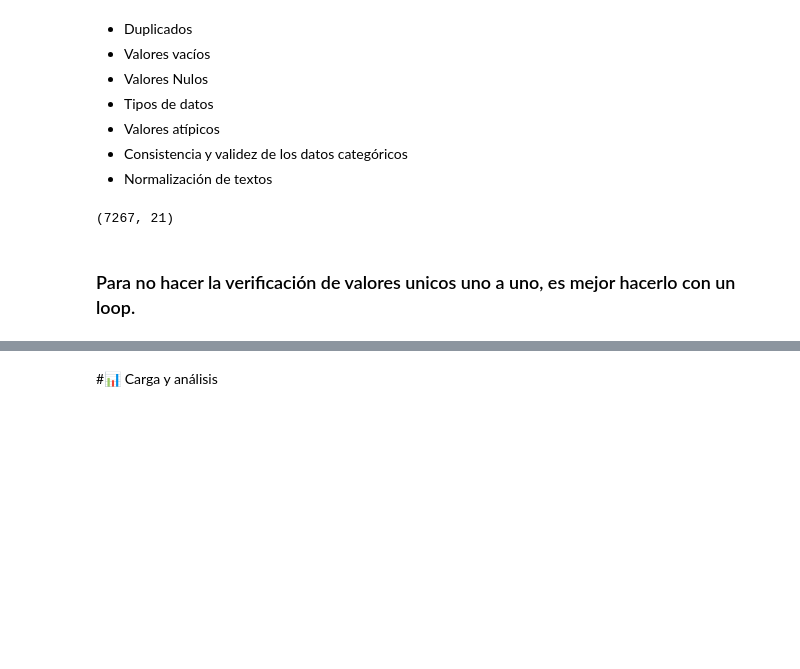
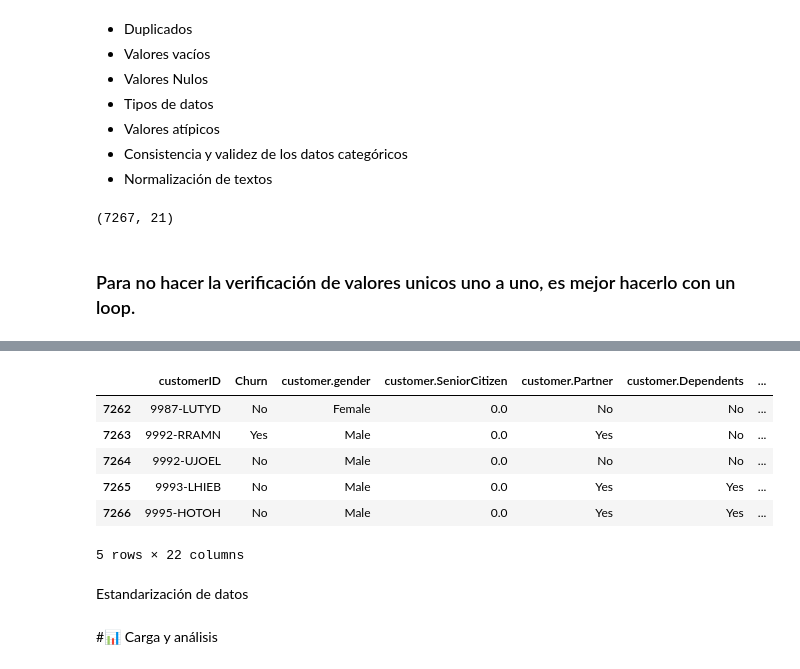
Before and after one commit to AngieNaranjoD/TelecomX_Alura, a Jupyter notebook: TelecomX_LATAM.ipynb, the cells around one changed output, grey strips where cells are left out. Drawn from its saved outputs; the diff is of its cells as text; code cells hidden in the pictures; blank space fills up the shorter version.

```diff
--- a/TelecomX_LATAM.ipynb
+++ b/TelecomX_LATAM.ipynb
@@ -263,0 +210,3 @@ account_charges_Total:
+# %%
+df_telecomx_normalizado['account.Charges.Total'] = pd.to_numeric(df_telecomx_normalizado['account.Charges.Total'], errors='coerce')
+print(df_telecomx_normalizado['account.Charges.Total'].dtype)
@@ -263,0 +217,4 @@ account_charges_Total:
+# %%
+# Ya que estos datos no son tan representativos, se decide eliminarlos
+df_telecomx_normalizado = df_telecomx_normalizado[df_telecomx_normalizado['Churn'].str.strip() != '']
+print("El número de filas después de eliminar las vacías en 'Churn':", len(df_telecomx_normalizado))
@@ -263,0 +262,3 @@ account_charges_Total:
+# %%
+df_telecomx_normalizado['Cuentas_Diarias'] = df_telecomx_normalizado['account.Charges.Monthly']/30
+print(df_telecomx_normalizado[['account.Charges.Monthly', 'Cuentas_Diarias']])
@@ -264,2 +285,17 @@ account_charges_Total:
+# %%
+# Voy a eliminar el ultimo reegistro que se agrego como Cuentas_Diarias
+df_telecomx_normalizado = df_telecomx_normalizado.drop(df_telecomx_normalizado.index[-1])
+# %%
+df_telecomx_normalizado.tail()
+# %% [output]
+|  | customerID | Churn | customer.gender | customer.SeniorCitizen | customer.Partner | customer.Dependents | ... |
+| 7262 | 9987-LUTYD | No | Female | 0.0 | No | No | ... |
+| 7263 | 9992-RRAMN | Yes | Male | 0.0 | Yes | No | ... |
+| 7264 | 9992-UJOEL | No | Male | 0.0 | No | No | ... |
+| 7265 | 9993-LHIEB | No | Male | 0.0 | Yes | Yes | ... |
+| 7266 | 9995-HOTOH | No | Male | 0.0 | Yes | Yes | ... |
+5 rows × 22 columns
+# %% [markdown]
+Estandarización de datos
 # %% [markdown]
 #📊 Carga y análisis
```
Also changed, not shown: parts of 63 cells of this notebook.
